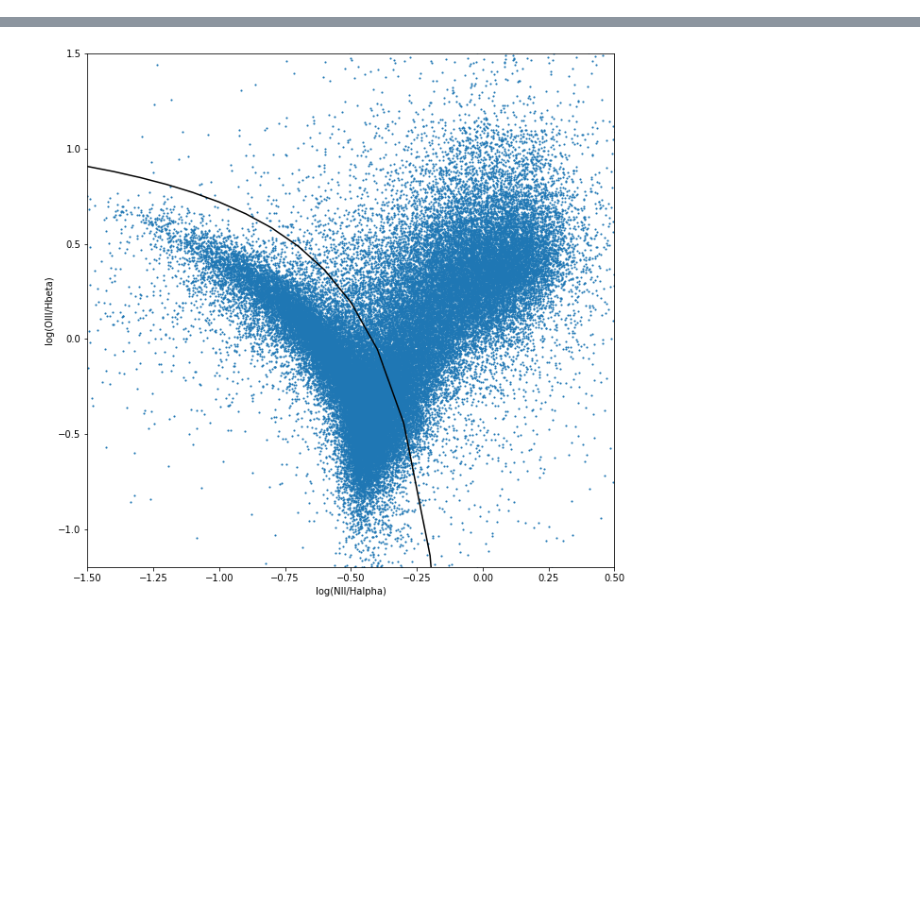
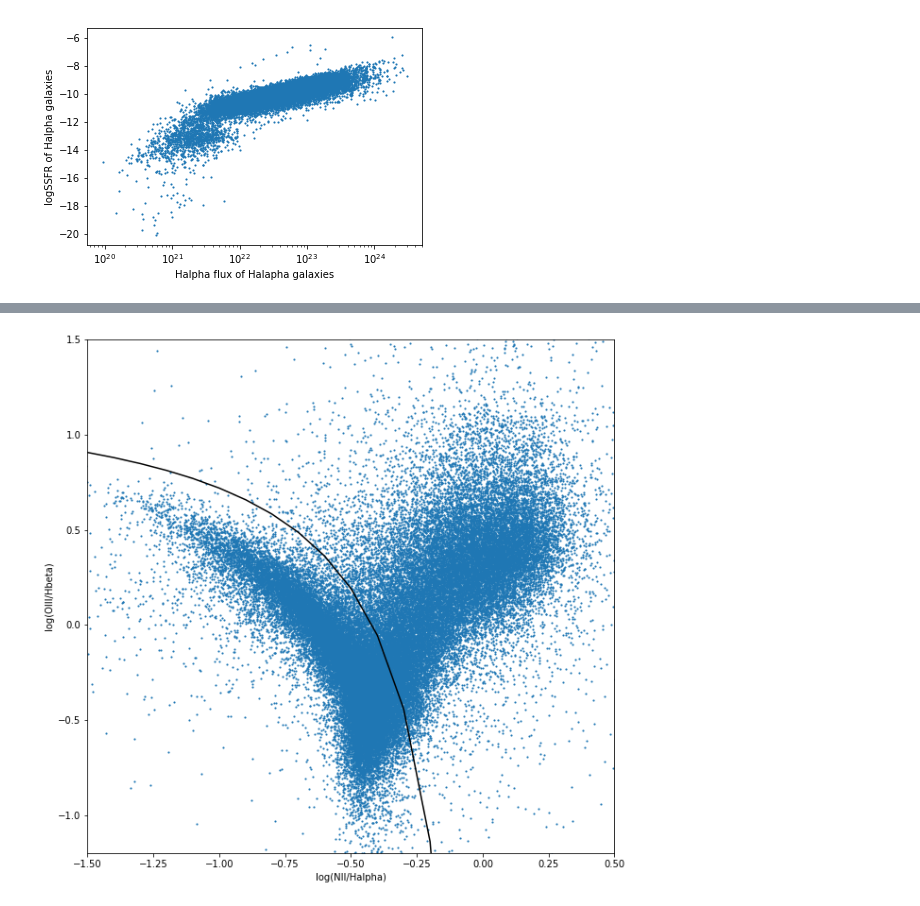
Before and after one commit to jaotter/Otter-Research-2017, a Jupyter notebook: early_late_classification.ipynb, the cells around one changed output, grey strips where cells are left out. Cells and saved outputs as stored; diff of their text form; code cells hidden in the pictures; blank space fills up the shorter version.

```diff
--- a/early_late_classification.ipynb
+++ b/early_late_classification.ipynb
@@ -135,0 +148,11 @@ print np.min(all_sfr)
+# %%
+plot2 = plt.figure()
+plt.scatter(HalphaFlux, HalphaSFR, marker = '.', s=5) #this only plots galaxies which have their SFR calculated with Halpha
+#plt.xlim(-1.5,0.5)
+#plt.ylim(-1.2,1.5)
+plt.xscale('log')
+plt.ylabel('logSSFR of Halpha galaxies')
+plt.xlabel('Halpha flux of Halapha galaxies')
+plt.show()
+# %% [output]
+[figure, added]
```
Also changed, not shown: parts of 6 cells of this notebook.
